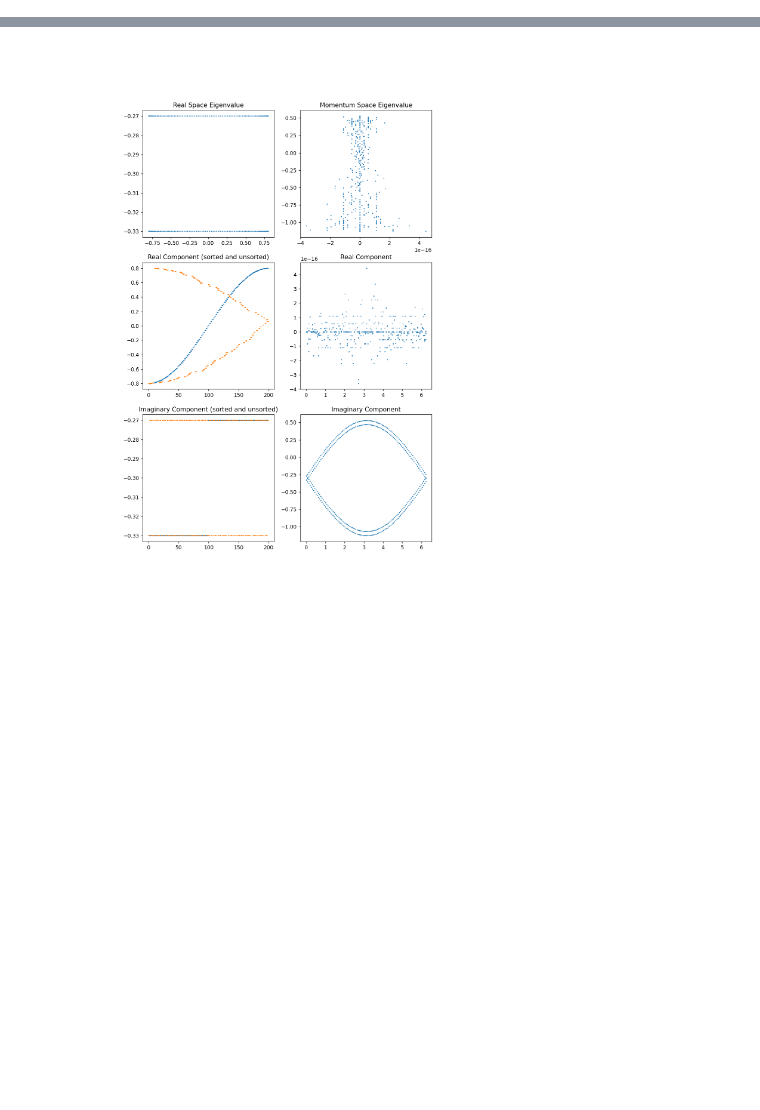
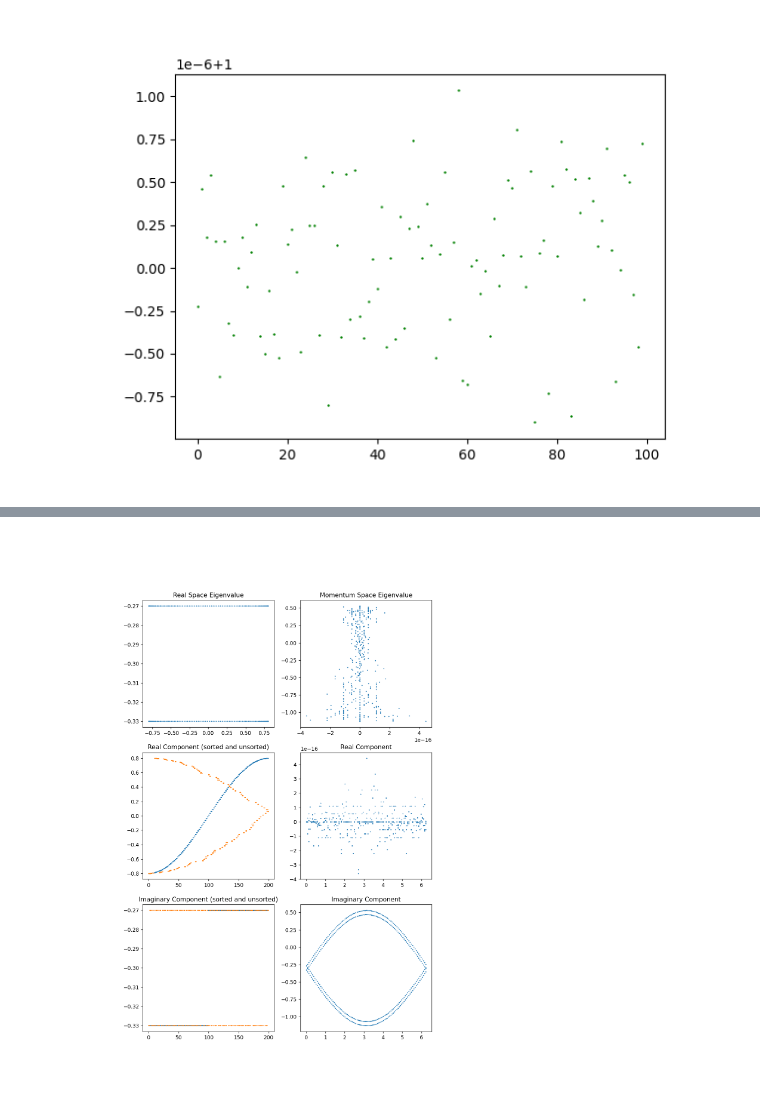
Before and after one commit to w41g87/jsi, a Jupyter notebook: jsi_run.ipynb, the cells around one changed output, grey strips where cells are left out. Saved outputs shown, nothing was run; the diff lists cells and outputs as text; code cells hidden in the pictures; blank space fills up the shorter version.

```diff
--- a/jsi_run.ipynb
+++ b/jsi_run.ipynb
@@ -29,48 +29,32 @@ Your kernel may have been built without NUMA support.
 Your kernel may have been built without NUMA support.
 # %%
-js = np.array([(0.1, 0.1), (0.0, 0.0), (0.0, 0.0), (0.0, 0.0)], dtype=np.float64) # coupling strength
-v_js = np.array([0.0, 0.0, 0.0, 0.0], dtype=np.float64) # change in coupling strength per step
-phis = np.array([(0, 0), (0, 0), (0, 0), (0, 0)], dtype=np.float64) # coupling phase
-# phis = np.array([(0.5 * np.pi, 0.5 * np.pi), (0, 0), (0, 0), (0, 0)], dtype=np.float64) # coupling phase
-# v_phis = [0, 0, 0]
+# 1-node accuracy test against analytical result
 
-# non-hermitian
-js_nh = np.array([(0.0, 0.0), (0, 0), (0, 0), (0, 0)], dtype=np.float64)
-v_js_nh = np.array([0.0, 0.0, 0.0, 0], dtype=np.float64)
-phis_nh = np.array([(0, 0), (0, 0), (0, 0), (0, 0)], dtype=np.float64)
+prediction = []
+actual = []
+n = 100
+for i in np.linspace(0, 1, n):
+    y_ex = np.random.uniform()
+    y_0 = np.random.uniform()
+    g = 0.03
+    y_t = (y_ex + y_0)
 
-# coupling strength of spdc
-g = 0.03
-
-# external couplings
-# returns the intrinsic and external coupling constants
-# defined as functions with two arguments:
-# isSig - True if the corresponding nodes is a signaler node
-# n - index of the node, ZERO INDEXED, integer expected
-
-# y_0_sig = [-0.49, 0.0, -0.49]
-# y_0_idl = [-0.49, 0.0, -0.49]
-y_0_sig = [0.1]
-y_0_idl = [0.1]
-y_ex_sig = [0.1]
-y_ex_idl = [0.1]
-y_len = [len(y_0_sig),  len(y_0_idl), len(y_ex_sig), len(y_ex_idl)]
-
-# overall period of the unit cell, defaults to the LCM of the array lengths
-period = 1
-for i in y_len:
-    period = abs(period * i) // math.gcd(period, i)
-
-def y_0(isSig, n):
-    if isSig:
-        return y_0_sig[n % len(y_0_sig)]
-    else:
-        return y_0_idl[n % len(y_0_idl)]
-def y_ex(isSig, n):
-    if isSig:
-        return y_ex_sig[n % len(y_ex_sig)]
-    else:
-        return y_ex_idl[n % len(y_ex_idl)]
-
-# number of nodes for signal/idler
-nodes = 5
+    data = {
+        'nodes': 1,
+        'orth_itr': 1,
+        'js': np.array([[]], dtype=np.complex64),
+        'jr': np.array([[y_ex, y_ex]], dtype=np.complex64),
+        'g': np.array([g], dtype=np.complex64),
+        'y0s': np.array([[y_0, y_0]], dtype=np.complex64)
+    }
+    pred, loss, output = jsi.jsi_backprop(data, None, train=False)
+    prediction.append(output[0, 0].real)
+    delta = 1 / (np.power(y_t / 2, 2) - np.power(g, 2))
+    act = 4 * np.pi * np.pi * y_ex * y_ex * g * g * np.power(delta, 2) * (1 - np.power(y_t, 2) / 2 * delta) * (1 - np.power(y_t, 2) / 2 * delta)
+    actual.append(act)
+plt.clf()
+# plt.scatter(range(n), prediction, c='red', s=0.3)
+# plt.scatter(range(n), actual, c='blue', s=0.3)
+plt.scatter(range(n), np.array(prediction) / np.array(actual), c='green', s=0.5)
+plt.show()
+# %% [output]
@@ -76,0 +63 @@ nodes = 5
+[figure, added]
```
Also changed, not shown: parts of 7 cells of this notebook, 3 other files.
